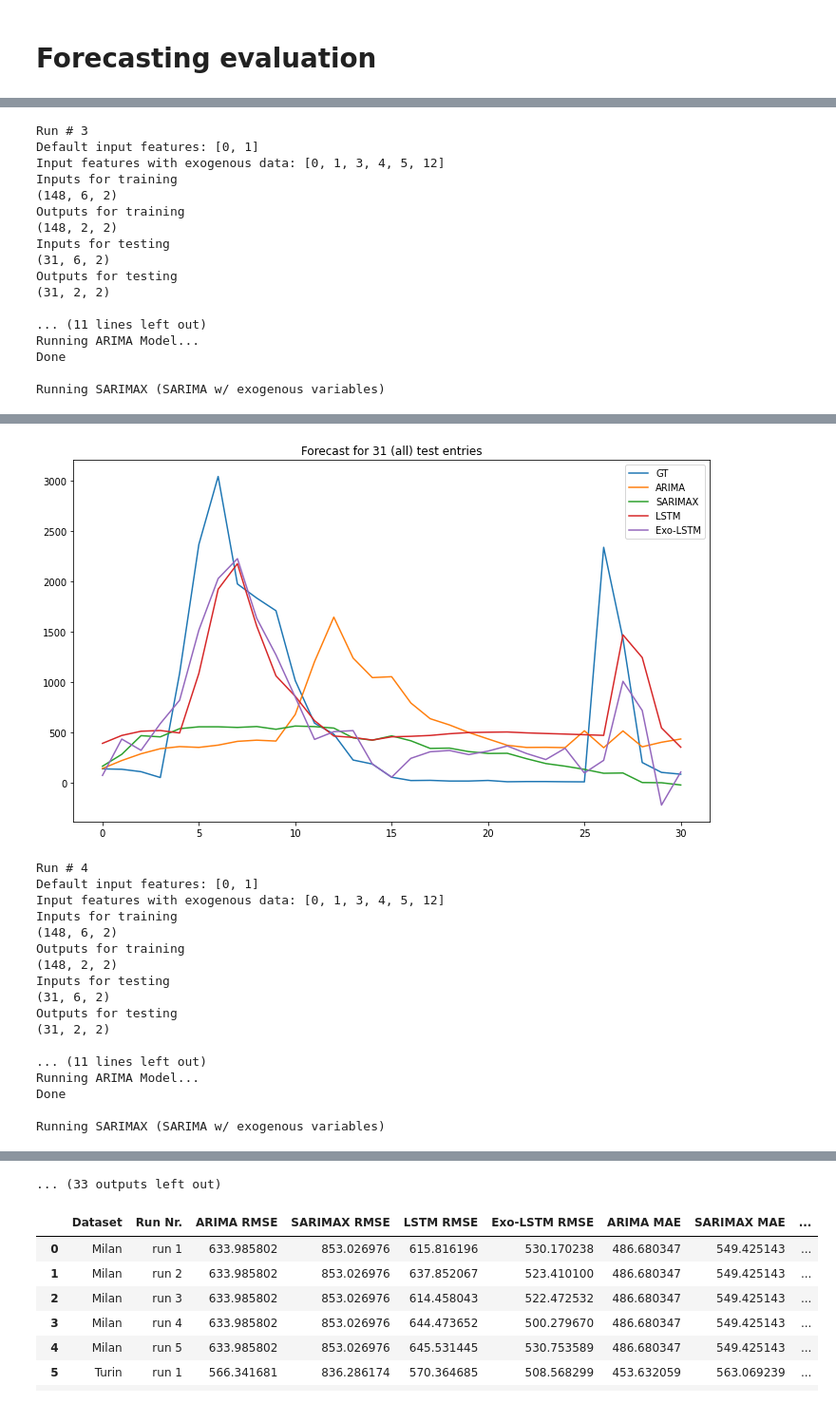
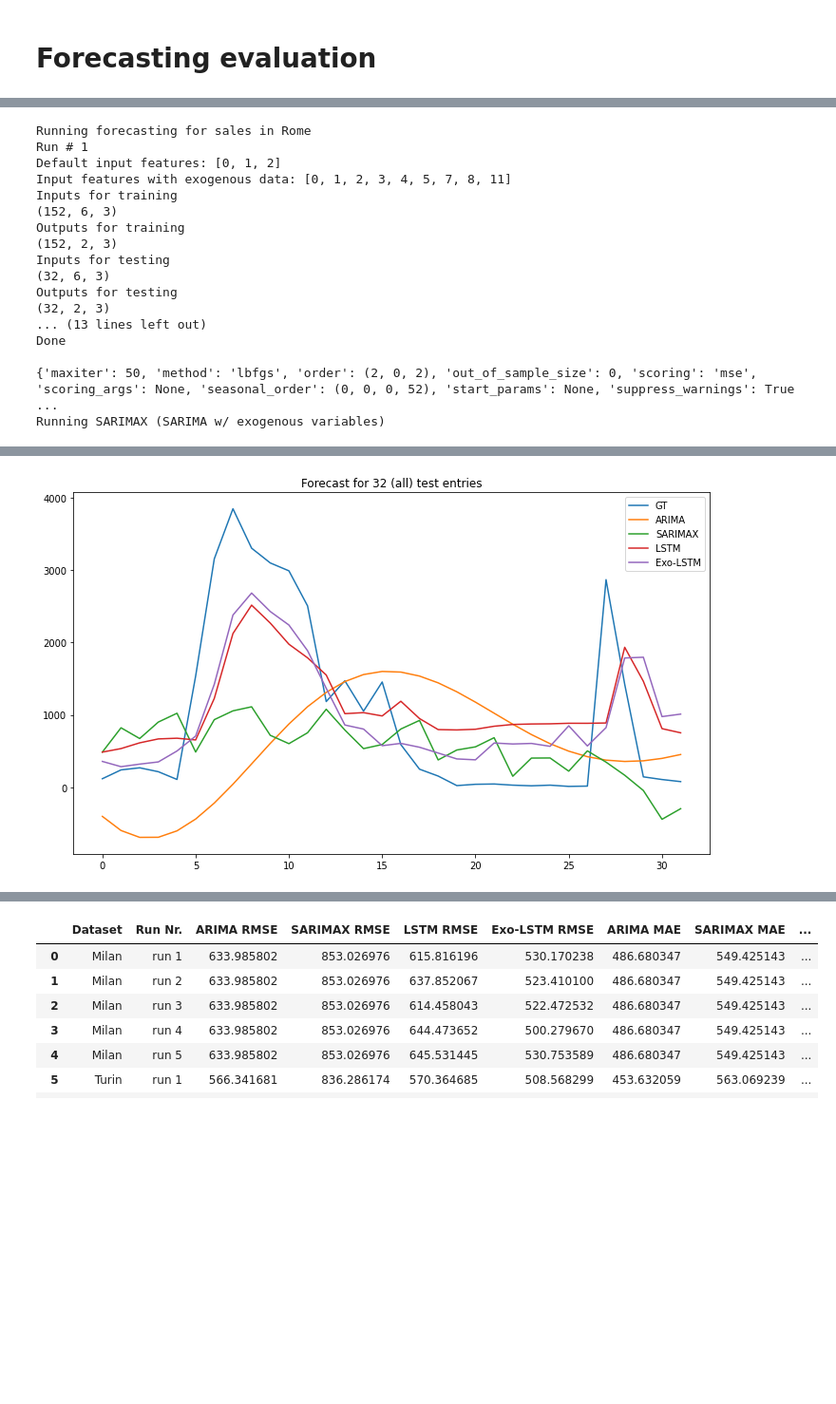
Before and after one commit to geriskenderi/EXO-LSTM, a Jupyter notebook: code/Thesis Forecasting - All Weekly Sales.ipynb, the cells around one changed output, grey strips where cells are left out. Shown at 95% size. Saved outputs shown, nothing was run; the diff lists cells and outputs as text; code cells hidden in the pictures; blank space fills up the shorter version.

```diff
--- a/code/Thesis Forecasting - All Weekly Sales.ipynb
+++ b/code/Thesis Forecasting - All Weekly Sales.ipynb
@@ -537,7 +537,7 @@ for dataset in aug_datasets:
 # Forecasting evaluation
 # %%
 single_run_results = []
-n_runs = 5
+n_runs = 1
 
 for dataset in aug_datasets:
     print("Running forecasting for sales in", dataset)
@@ -598,13 +598,14 @@ for dataset in aug_datasets:
         arima_rmse = sm.tools.eval_measures.rmse(def_test.vendita.values, arima_forecasts)
         arima_mae = sm.tools.eval_measures.meanabs(def_test.vendita.values, arima_forecasts)
         print("Done\n")
-
+        print(arima_model.get_params())
         print("Running SARIMAX (SARIMA w/ exogenous variables)")
         auto_arima_order = arima_model.get_params()["order"]
+        auto_arima_seas_order = arima_model.get_params()["seasonal_order"]
         exogs_vars_train = aug_train[aug_train.columns[aug_desired_input_features]].iloc[:,1:]
         exogs_vars_test = aug_test[aug_test.columns[aug_desired_input_features]].iloc[:,1:]
         sarimax_model = SARIMAX(endog=aug_train.vendita, exog=exogs_vars_train, \
-                                order=auto_arima_order, seasonal_order=(0, 0, 0, 52))
+                                order=auto_arima_order, seasonal_order=auto_arima_seas_order)
         sarimax_model_fit = sarimax_model.fit()
         sarimax_forecasts = sarimax_model_fit.predict(start=aug_train.shape[0], end=(aug_train.shape[0]+aug_test.shape[0])-1,\
                                 exog=exogs_vars_test)
@@ -646,6 +647,14 @@ for dataset in aug_datasets:
 
         single_run_results.append([dataset, "run "+str(run+1), arima_rmse, sarimax_rmse, curr_def_rmse, curr_aug_rmse, arima_mae, sarimax_mae, curr_def_mae, curr_aug_mae])
         print()
+
+
+## ARIMA, SARIMA from statsmodels: All preds in-sample (one step ahead) or out of sample !!!
+## Extract params + order from auto-arima
+
+## Extra metrics: SMAP, Pct on Naive forecast.
+
+## Boxplots for error distribution
 # %% [output]
 Running forecasting for sales in Milan
 Run # 1
@@ -720,19 +729,19 @@ Done
-Run # 3
-Default input features: [0, 1]
-Input features with exogenous data: [0, 1, 3, 4, 5, 12]
+Running forecasting for sales in Rome
+Run # 1
+Default input features: [0, 1, 2]
+Input features with exogenous data: [0, 1, 2, 3, 4, 5, 7, 8, 11]
 Inputs for training
-(148, 6, 2)
+(152, 6, 3)
 Outputs for training
-(148, 2, 2)
+(152, 2, 3)
 Inputs for testing
-(31, 6, 2)
+(32, 6, 3)
 Outputs for testing
-(31, 2, 2)
-
-... (11 lines left out)
-Running ARIMA Model...
+(32, 2, 3)
+... (13 lines left out)
 Done
 
+{'maxiter': 50, 'method': 'lbfgs', 'order': (2, 0, 2), 'out_of_sample_size': 0, 'scoring': 'mse', 'scoring_args': None, 'seasonal_order': (0, 0, 0, 52), 'start_params': None, 'suppress_warnings': True ...
 Running SARIMAX (SARIMA w/ exogenous variables)
 Done
 
@@ -753,19 +762,2 @@ Epoch 60 Train loss: 0.51. Validation loss: 0.53. Avg future: 2.00. Elapsed time
 Done
-[figure, old version]
+[figure, new version]
-Run # 4
-Default input features: [0, 1]
-Input features with exogenous data: [0, 1, 3, 4, 5, 12]
-Inputs for training
-(148, 6, 2)
-Outputs for training
-(148, 2, 2)
-Inputs for testing
-(31, 6, 2)
-Outputs for testing
-(31, 2, 2)
-
-... (11 lines left out)
-Running ARIMA Model...
-Done
-
-Running SARIMAX (SARIMA w/ exogenous variables)
@@ -790,4 +764,3 @@ Done
-... (33 outputs left out)
 # %%
 # Results for each run of forecasting
 single_run_results_df = pd.DataFrame(single_run_results, columns=["Dataset", "Run Nr.", "ARIMA RMSE", "SARIMAX RMSE", "LSTM RMSE", \
```
Also changed, not shown: parts of 1 cell of this notebook, 3 other files.
